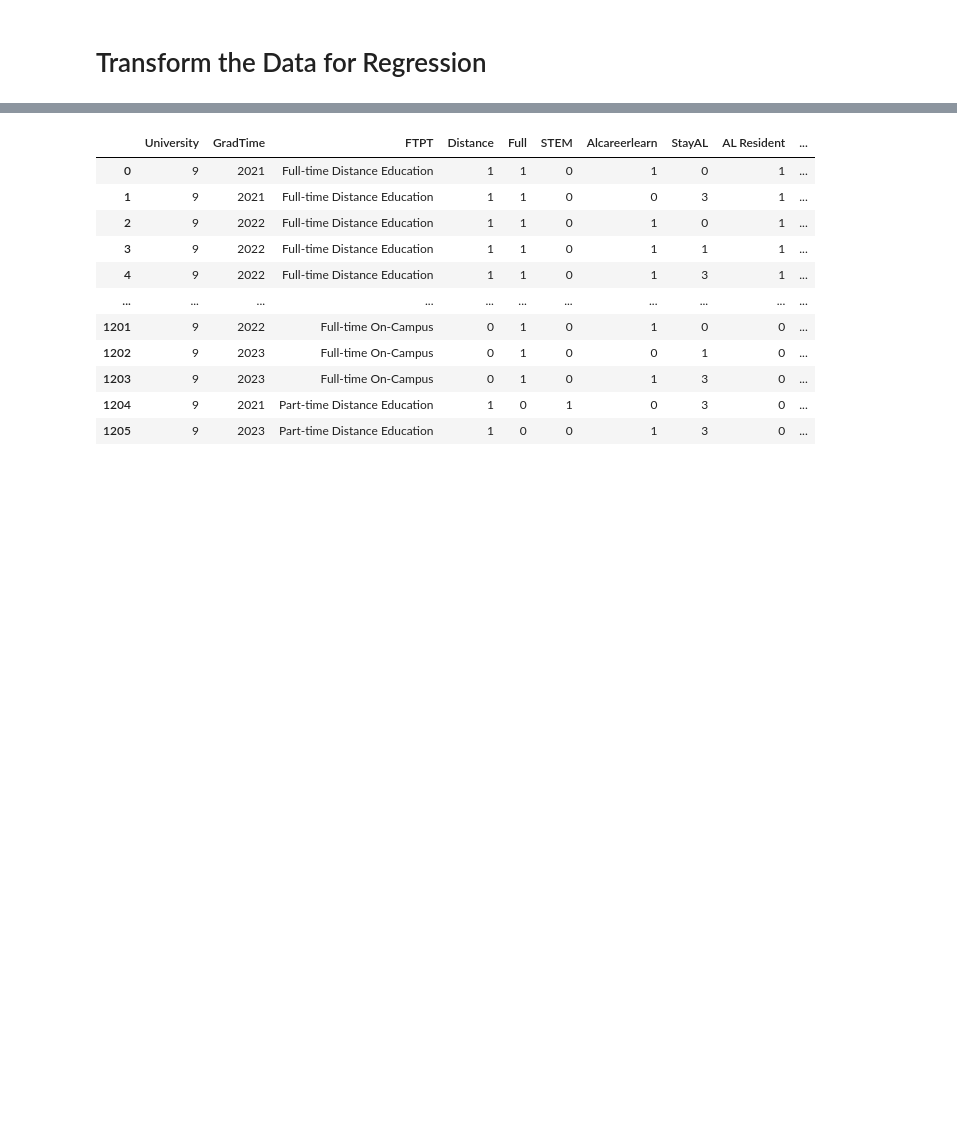
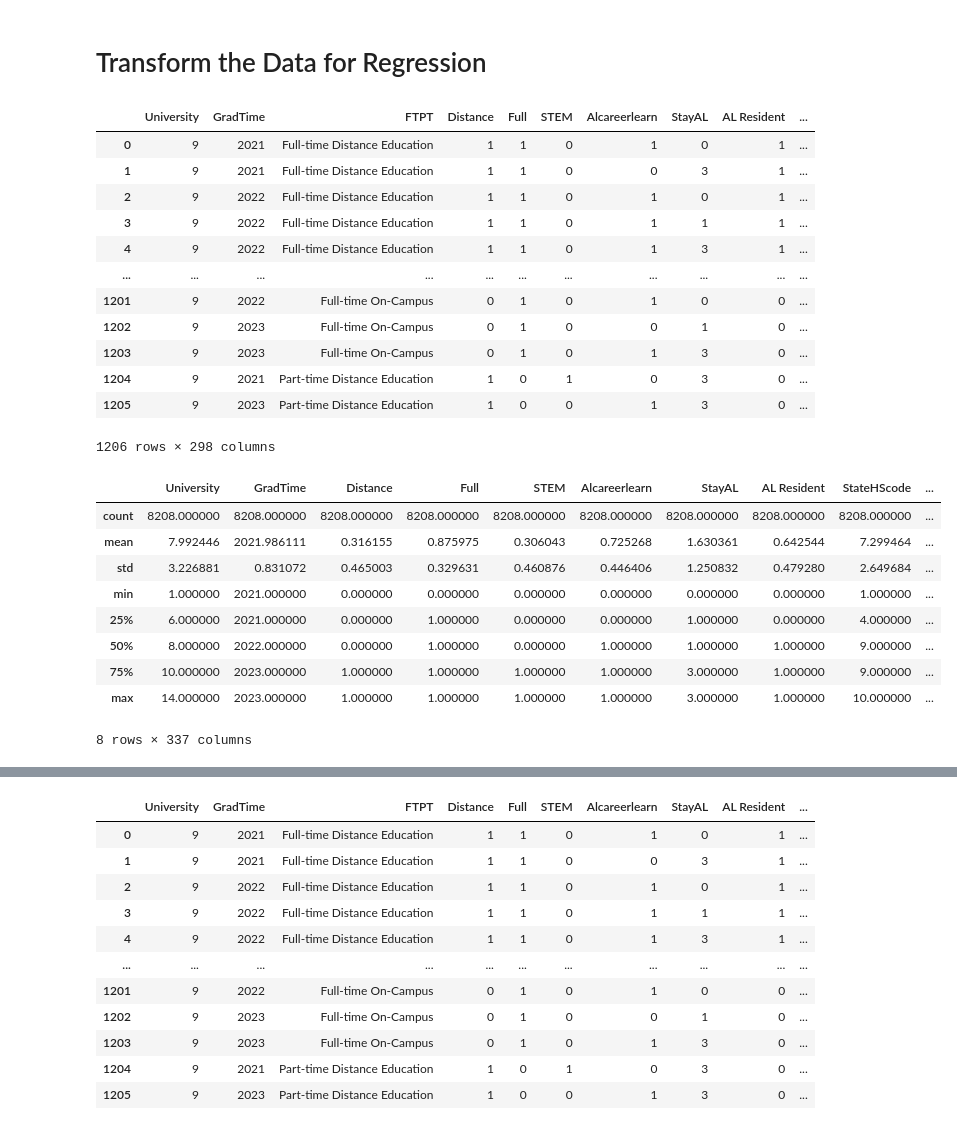
Before and after one commit to MCDC-Team-4/retain-alabama, a Jupyter notebook: team-juypter-notebooks/testing.ipynb, the cells around one changed output, grey strips where cells are left out. Drawn from its saved outputs; the diff is of its cells as text; code cells hidden in the pictures; blank space fills up the shorter version.

```diff
--- a/team-juypter-notebooks/testing.ipynb
+++ b/team-juypter-notebooks/testing.ipynb
@@ -31,16 +46,44 @@ Some commands you could start with :
 # Transform the Data for Regression
 # %%
 data = data.replace(np.NAN, 0)
-alabamaData = data.replace(np.NAN, 0)
+alabamaData = alabamaData.replace(np.NAN, 0)
+data = data.loc[:,~data.columns.duplicated()]
+alabamaData = alabamaData.loc[:,~alabamaData.columns.duplicated()]
 # %%
 # Use get dummies for one hot encoding
 # pd.get_dummies(data.University, prefix='University Code')
 readData = pd.get_dummies(data, columns=['Race','StateHS','Major','Major Code', 'Major Code Revised'])
-readAlabamaData = pd.get_dummies(data, columns=['Race','StateHS','Major','Major Code', 'Major Code Revised'])
-readAlabamaData
+readAlabamaData = pd.get_dummies(alabamaData, columns=['Race','StateHS','Major','Major Code', 'Major Code Revised'])
+
+readData
+readAlabamaData.describe()
 # data = pd.concat([data, rd], axis=1)
 # data
 # print(data)
+# %% [output]
+|  | University | GradTime | FTPT | Distance | Full | STEM | Alcareerlearn | StayAL | AL Resident | ... |
+| 0 | 9 | 2021 | Full-time Distance Education | 1 | 1 | 0 | 1 | 0 | 1 | ... |
+| 1 | 9 | 2021 | Full-time Distance Education | 1 | 1 | 0 | 0 | 3 | 1 | ... |
+| 2 | 9 | 2022 | Full-time Distance Education | 1 | 1 | 0 | 1 | 0 | 1 | ... |
+| 3 | 9 | 2022 | Full-time Distance Education | 1 | 1 | 0 | 1 | 1 | 1 | ... |
+| 4 | 9 | 2022 | Full-time Distance Education | 1 | 1 | 0 | 1 | 3 | 1 | ... |
+| ... | ... | ... | ... | ... | ... | ... | ... | ... | ... | ... |
+| 1201 | 9 | 2022 | Full-time On-Campus | 0 | 1 | 0 | 1 | 0 | 0 | ... |
+| 1202 | 9 | 2023 | Full-time On-Campus | 0 | 1 | 0 | 0 | 1 | 0 | ... |
+| 1203 | 9 | 2023 | Full-time On-Campus | 0 | 1 | 0 | 1 | 3 | 0 | ... |
+| 1204 | 9 | 2021 | Part-time Distance Education | 1 | 0 | 1 | 0 | 3 | 0 | ... |
+| 1205 | 9 | 2023 | Part-time Distance Education | 1 | 0 | 0 | 1 | 3 | 0 | ... |
+1206 rows × 298 columns
+|  | University | GradTime | Distance | Full | STEM | Alcareerlearn | StayAL | AL Resident | StateHScode | ... |
+| count | 8208.000000 | 8208.000000 | 8208.000000 | 8208.000000 | 8208.000000 | 8208.000000 | 8208.000000 | 8208.000000 | 8208.000000 | ... |
+| mean | 7.992446 | 2021.986111 | 0.316155 | 0.875975 | 0.306043 | 0.725268 | 1.630361 | 0.642544 | 7.299464 | ... |
+| std | 3.226881 | 0.831072 | 0.465003 | 0.329631 | 0.460876 | 0.446406 | 1.250832 | 0.479280 | 2.649684 | ... |
+| min | 1.000000 | 2021.000000 | 0.000000 | 0.000000 | 0.000000 | 0.000000 | 0.000000 | 0.000000 | 1.000000 | ... |
+| 25% | 6.000000 | 2021.000000 | 0.000000 | 1.000000 | 0.000000 | 0.000000 | 1.000000 | 0.000000 | 4.000000 | ... |
+| 50% | 8.000000 | 2022.000000 | 0.000000 | 1.000000 | 0.000000 | 1.000000 | 1.000000 | 1.000000 | 9.000000 | ... |
+| 75% | 10.000000 | 2023.000000 | 1.000000 | 1.000000 | 1.000000 | 1.000000 | 3.000000 | 1.000000 | 9.000000 | ... |
+| max | 14.000000 | 2023.000000 | 1.000000 | 1.000000 | 1.000000 | 1.000000 | 3.000000 | 1.000000 | 10.000000 | ... |
+8 rows × 337 columns
 # %%
 # A useful function for changing strings
 # for i in list(data.columns):
```
Also changed, not shown: parts of 4 cells of this notebook.
